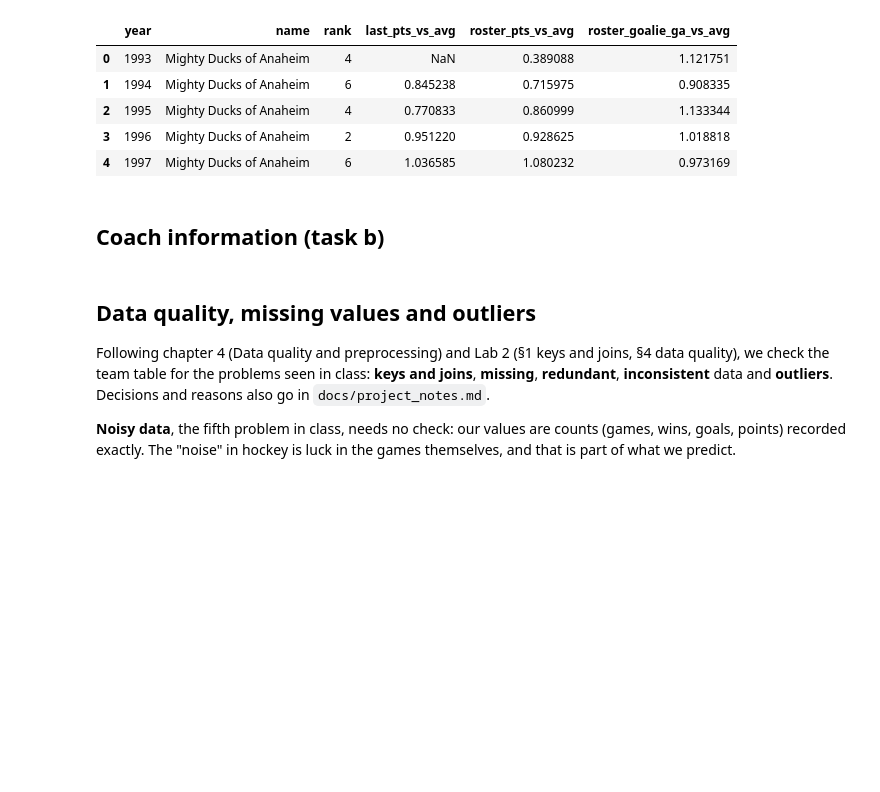
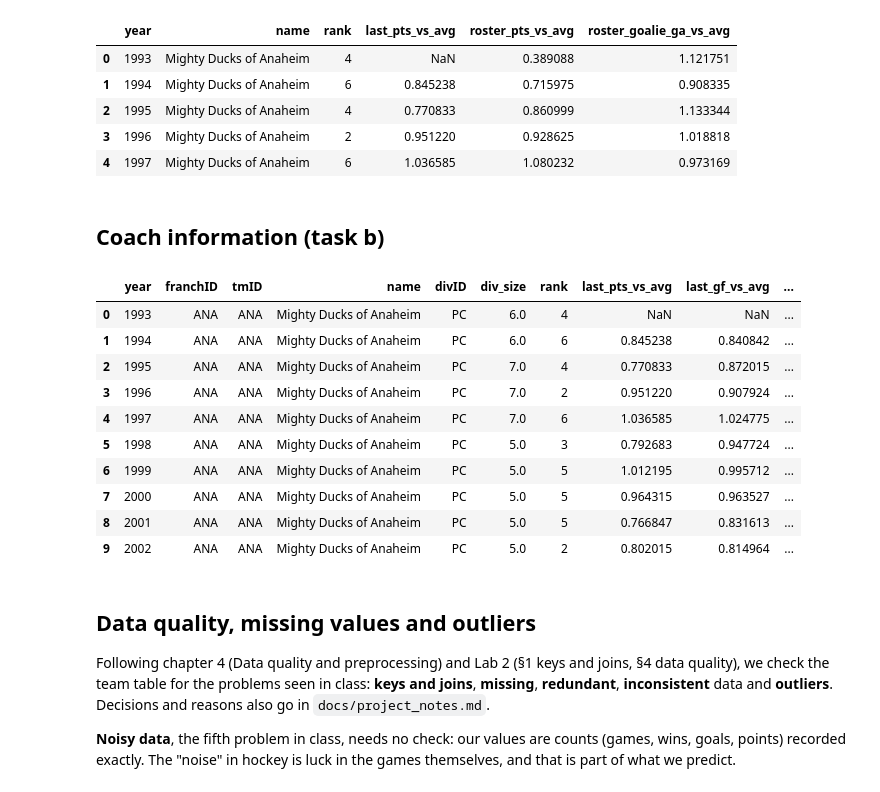
Before and after one commit to up202303702/AC, a Jupyter notebook: notebooks/02_data_preparation.ipynb, the cells around one changed output. Drawn from its saved outputs; the diff is of its cells as text; code cells hidden in the pictures; blank space fills up the shorter version.

```diff
--- a/notebooks/02_data_preparation.ipynb
+++ b/notebooks/02_data_preparation.ipynb
@@ -217,73 +217,76 @@ for row in last_coaches.itertuples(index = False):
         N_conseq_season[(row.year, row.franchID)] = (
             N_conseq_season.get((prev_year, row.franchID), 0) + 1
         )
     else:
         N_conseq_season[(row.year, row.franchID)] = 1
 
 last_coaches["coach_seasons"] = [
     N_conseq_season[(r.year, r.franchID)]
     for r in last_coaches.itertuples(index = False)
 ]
 
 
 pre_merge_coaches = total_coaches.merge(
     last_coaches,
     on = ["year", "tmID"],
     validate = "one_to_one"
 )
 pre_merge_coaches = pre_merge_coaches.rename(columns = {
     "coachID": "last_coach_id",
     "win_perc": "last_coach_win_pct",
     "g_total": "last_coach_games",
     "seasons": "last_coach_seasons"
 })
 
-team_table = pd.read_csv("../data/team_table.csv")
-team_table["prev_year"] = team_table["year"] - 1
-team_table.loc[team_table["year"] == 2005, "prev_year"] = 2003 # 2004 lockout
+def add_coach_columns(table):
+    """Add last season's coach information and coach_change (the answer for task b) to a team table.
+    Works on a copy: the team table itself is not changed."""
+    t = table.copy()
+    t["prev_year"] = t["year"] - 1
+    t.loc[t["year"] == 2005, "prev_year"] = 2003 # 2004 lockout
 
+    # Match previous season's coaches
+    t = t.merge(
+        pre_merge_coaches,
+        left_on = ["prev_year", "franchID"],
+        right_on = ["year", "franchID"],
+        how = "left",
+        validate = "one_to_one",
+        suffixes = ("", "_coach")
+    )
+    t = t.drop(columns = ["prev_year", "year_coach", "tmID_coach"])
 
-# Match previous season's coaches
-team_table_with_coaches = team_table.merge(
-    pre_merge_coaches,
-    left_on = ["prev_year", "franchID"],
-    right_on = ["year", "franchID"],
-    how = "left",
-    validate = "one_to_one",
-    suffixes = ("", "_coach")
-)
-team_table_with_coaches = team_table_with_coaches.drop(
-    columns = ["prev_year", "year_coach", "tmID_coach"]
-)
+    t = t.merge(
+        first_coaches,
+        on=["year", "tmID"],
+        how="left",
+        validate="one_to_one"
+    )
+    t["coach_change"] = (t["first_coach_id"] != t["last_coach_id"]).astype("Int64")
 
-team_table_with_coaches = team_table_with_coaches.merge(
-    first_coaches,
-    on=["year", "tmID"],
-    how="left",
-    validate="one_to_one"
-)
-team_table_with_coaches["coach_change"] = (
-    team_table_with_coaches["first_coach_id"]
-    != team_table_with_coaches["last_coach_id"]
-).astype("Int64")
+    # Missing previous coach: no previous season.
+    t.loc[t["first_coach_id"].isna() | t["last_coach_id"].isna(), "coach_change"] = pd.NA
+    t = t.drop(columns = ["first_coach_id", "last_coach_id"])
 
-# Missing previous coach: no previous season.
-team_table_with_coaches.loc[
-    team_table_with_coaches["first_coach_id"].isna()
-    | team_table_with_coaches["last_coach_id"].isna(),
-    "coach_change"
-] = pd.NA
-team_table_with_coaches = team_table_with_coaches.drop(
-    columns = ["first_coach_id", "last_coach_id"]
-)
+    assert len(t) == len(table)
+    return t
 
-
-assert len(team_table_with_coaches) == len(team_table)
+# The table is saved at the end of this notebook ("Coach columns on the final team table"),
+# after the new teams are filled and the extra inputs are added.
+team_table_with_coaches = add_coach_columns(team_table)
 team_table_with_coaches.head(10)
-team_table_with_coaches.to_csv(
-    "../data/team_table_with_coaches.csv",
-    index = False
-)
+# %% [output]
+|  | year | franchID | tmID | name | divID | div_size | rank | last_pts_vs_avg | last_gf_vs_avg | ... |
+| 0 | 1993 | ANA | ANA | Mighty Ducks of Anaheim | PC | 6.0 | 4 | NaN | NaN | ... |
+| 1 | 1994 | ANA | ANA | Mighty Ducks of Anaheim | PC | 6.0 | 6 | 0.845238 | 0.840842 | ... |
+| 2 | 1995 | ANA | ANA | Mighty Ducks of Anaheim | PC | 7.0 | 4 | 0.770833 | 0.872015 | ... |
+| 3 | 1996 | ANA | ANA | Mighty Ducks of Anaheim | PC | 7.0 | 2 | 0.951220 | 0.907924 | ... |
+| 4 | 1997 | ANA | ANA | Mighty Ducks of Anaheim | PC | 7.0 | 6 | 1.036585 | 1.024775 | ... |
+| 5 | 1998 | ANA | ANA | Mighty Ducks of Anaheim | PC | 5.0 | 3 | 0.792683 | 0.947724 | ... |
+| 6 | 1999 | ANA | ANA | Mighty Ducks of Anaheim | PC | 5.0 | 5 | 1.012195 | 0.995712 | ... |
+| 7 | 2000 | ANA | ANA | Mighty Ducks of Anaheim | PC | 5.0 | 5 | 0.964315 | 0.963527 | ... |
+| 8 | 2001 | ANA | ANA | Mighty Ducks of Anaheim | PC | 5.0 | 5 | 0.766847 | 0.831613 | ... |
+| 9 | 2002 | ANA | ANA | Mighty Ducks of Anaheim | PC | 5.0 | 2 | 0.802015 | 0.814964 | ... |
 # %% [markdown]
 ## Data quality, missing values and outliers
 
```
Also changed, not shown: parts of 8 cells of this notebook, 26 other files.
